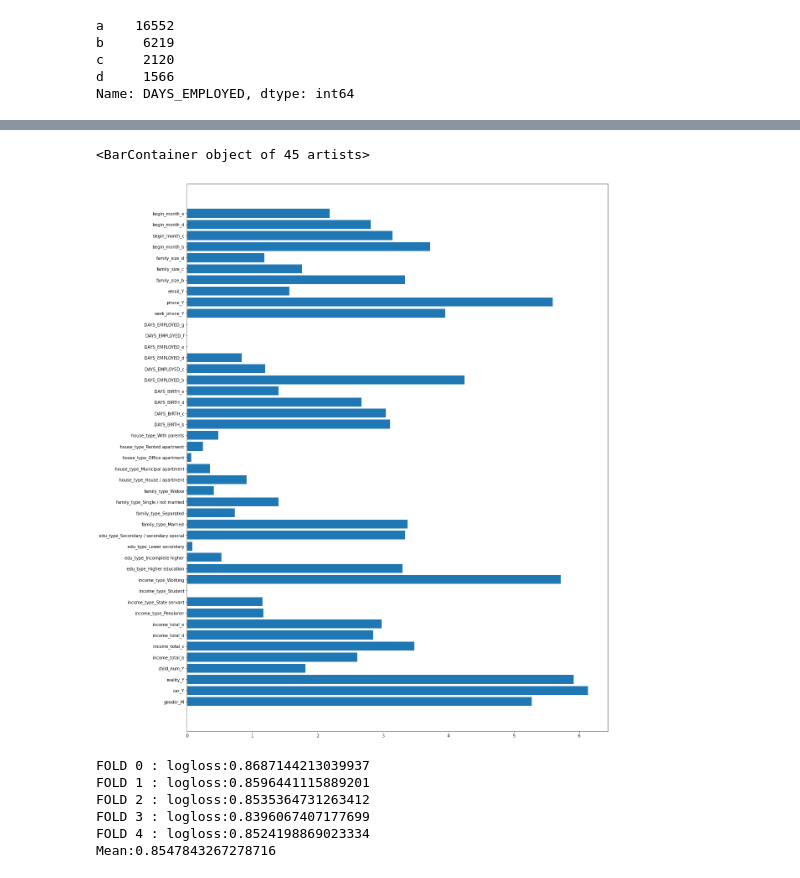
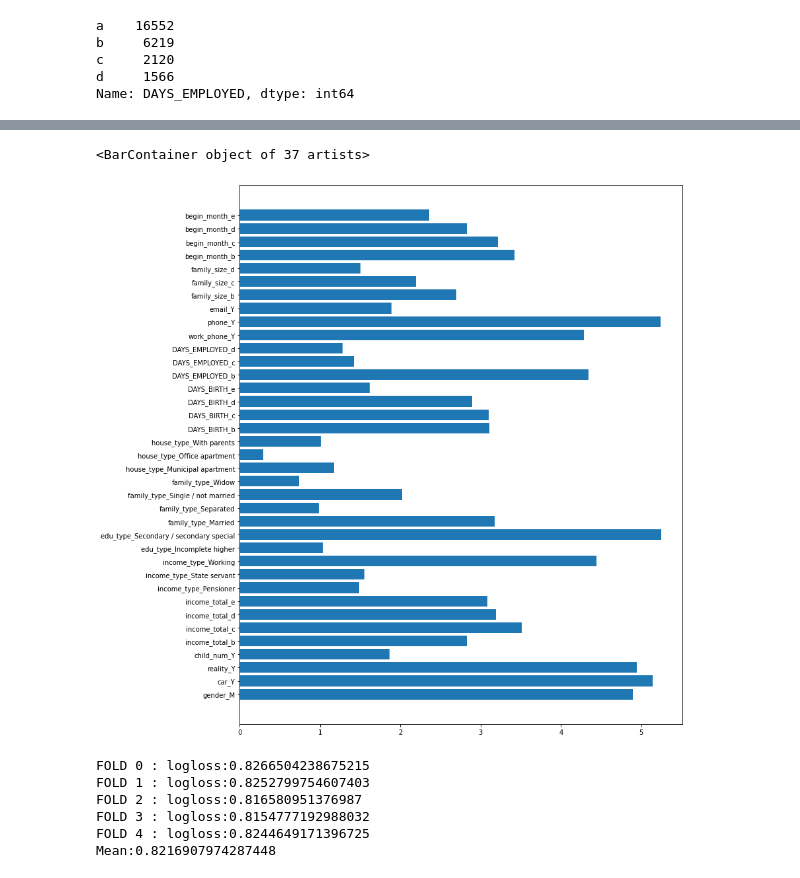
Before and after one commit to JxxHxxx/Ubion-CreditCardUserPrediction, a Jupyter notebook: Code/HJ_EDA&Preprocessing.ipynb, the cells around one changed output, grey strips where cells are left out. Drawn from its saved outputs; the diff is of its cells as text; code cells hidden in the pictures.

Commit message:
'confusion_matrix 추가'

```diff
--- a/Code/HJ_EDA&Preprocessing.ipynb
+++ b/Code/HJ_EDA&Preprocessing.ipynb
@@ -706,0 +733,6 @@ Name: DAYS_EMPLOYED, dtype: int64
+# %%
+train['edu_type'] = train['edu_type'].replace({'Academic degree' : 'Higher education'})
+train['edu_type'] = train['edu_type'].replace({'Lower secondary' : 'Incomplete higher'})
+
+test['edu_type'] = test['edu_type'].replace({'Academic degree' : 'Higher education'})
+test['edu_type'] = test['edu_type'].replace({'Lower secondary' : 'Incomplete higher'})
@@ -706,0 +771,6 @@ Name: DAYS_EMPLOYED, dtype: int64
+# %%
+train['house_type'] = train['house_type'].replace({'Co-op apartment' : 'Office apartment'})
+train['house_type'] = train['house_type'].replace({'Rented apartment' : 'Municipal apartment'})
+
+test['house_type'] = test['house_type'].replace({'Co-op apartment' : 'Office apartment'})
+test['house_type'] = test['house_type'].replace({'Rented apartment' : 'Municipal apartment'})
@@ -751,3 +831,7 @@ print(train_x.shape, train_y.shape, test_x.shape)
 # %%
 train_x = pd.get_dummies(train_x, drop_first= True)
 test_x = pd.get_dummies(test_x, drop_first= True)
+
+#train_x 형태 확인하기 위해 dataframe형태로 변환
+train_x = pd.DataFrame(train_x)
+train_x
@@ -782,7 +886,7 @@ from sklearn.model_selection import train_test_split
 # %%
 #catboost
 from catboost import CatBoostClassifier
-from sklearn.metrics import accuracy_score, log_loss
+from sklearn.metrics import accuracy_score, log_loss, confusion_matrix
 from sklearn.metrics import f1_score
 from tensorflow.keras.utils import to_categorical
 X_train, X_val, y_train, y_val = train_test_split(train_x, train_y,
@@ -800,12 +904,18 @@ print(y_val.shape)
 
 
 #param 조금 수정함 -> 오버피팅 개심함.. 왜지?ㅠㅠ
-cat_clf=CatBoostClassifier(n_estimators=3000, max_depth=8, random_seed=1042, learning_rate=0.04, bootstrap_type ='Bernoulli')
-cat_clf.fit(X_train, y_train,early_stopping_rounds=50,silent = True)
+""" cat_clf=CatBoostClassifier(n_estimators=3000, max_depth=8, random_seed=1042, learning_rate=0.04, bootstrap_type ='Bernoulli')
+cat_clf.fit(X_train, y_train,early_stopping_rounds=50,silent = True) """
+cat_clf=CatBoostClassifier()
+cat_clf.fit(X_train, y_train)
 
-y_pred=cat_clf.predict_proba(X_val)
+
+
+#y_pred=cat_clf.predict_proba(X_val)
 #proba : 확률로 만듬
 
+y_pred=cat_clf.predict(X_val)
+
 print(f"cat_log_loss: {log_loss(to_categorical(y_val['credit']), y_pred)}")
 # %% [output]
 Train set:
@@ -838,12 +944,12 @@ array([5.27634338e+00, 6.13523735e+00, 5.91842579e+00, 1.80919702e+00,
 # %%
 import matplotlib.pyplot as plt
 
 cat_clf.get_feature_importance()
-plt.figure(figsize=(18,24))
+plt.figure(figsize=(12,15))
 plt.barh(X_train.columns, cat_clf.get_feature_importance())
 # %% [output]
-<BarContainer object of 45 artists>
+<BarContainer object of 37 artists>
-[figure, old version]
+[figure, new version]
 # %%
 from sklearn.model_selection import KFold, StratifiedKFold
 
@@ -862,8 +968,7 @@ def run_kfold(clf):
         outcomes.append(logloss)
         print(f"FOLD {n_fold} : logloss:{logloss}")
 
-        sub+=clf.predict_proba(test_x,)
-
+        sub+=clf.predict_proba(test_x)
 
 
     mean_outcome=np.mean(outcomes)
@@ -873,9 +978,9 @@ def run_kfold(clf):
 
 my_submission = run_kfold(cat_clf)
 # %% [output]
-FOLD 0 : logloss:0.8687144213039937
-FOLD 1 : logloss:0.8596441115889201
-FOLD 2 : logloss:0.8535364731263412
-FOLD 3 : logloss:0.8396067407177699
-FOLD 4 : logloss:0.8524198869023334
-Mean:0.8547843267278716
+FOLD 0 : logloss:0.8266504238675215
+FOLD 1 : logloss:0.8252799754607403
+FOLD 2 : logloss:0.816580951376987
+FOLD 3 : logloss:0.8154777192988032
+FOLD 4 : logloss:0.8244649171396725
+Mean:0.8216907974287448
```
Also changed, not shown: parts of 50 cells of this notebook.
